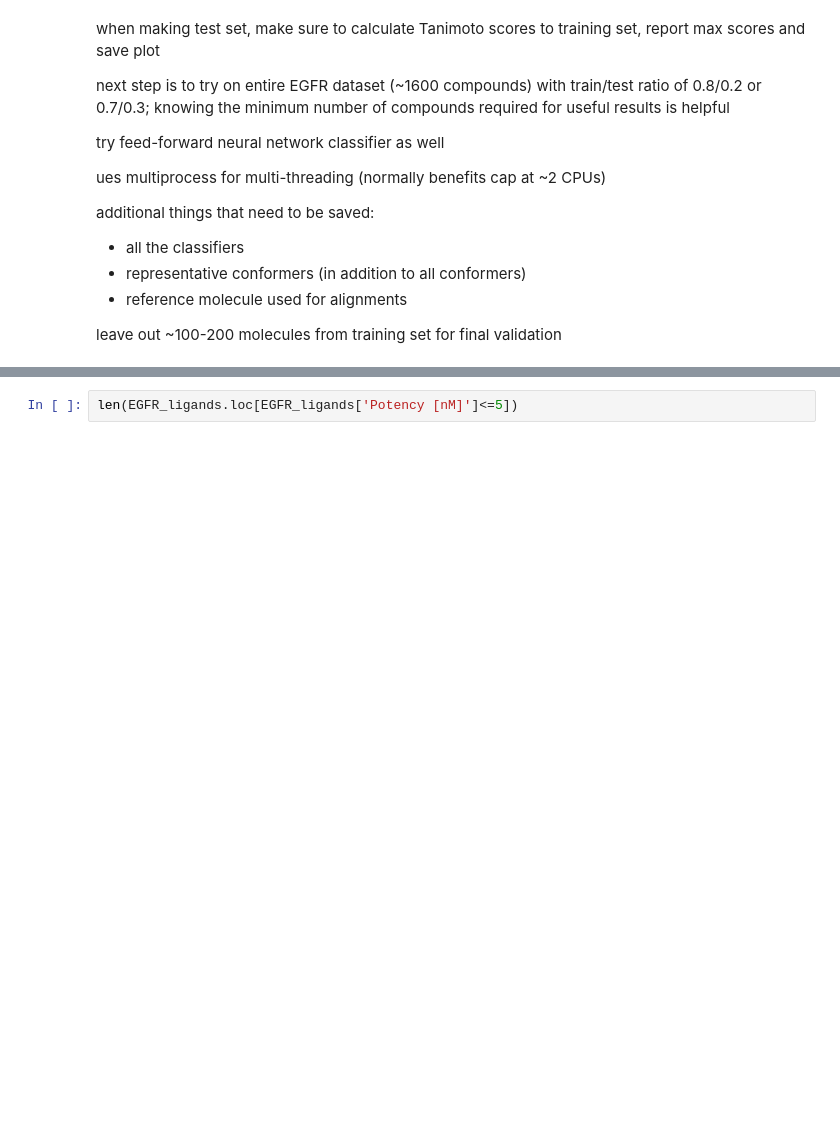
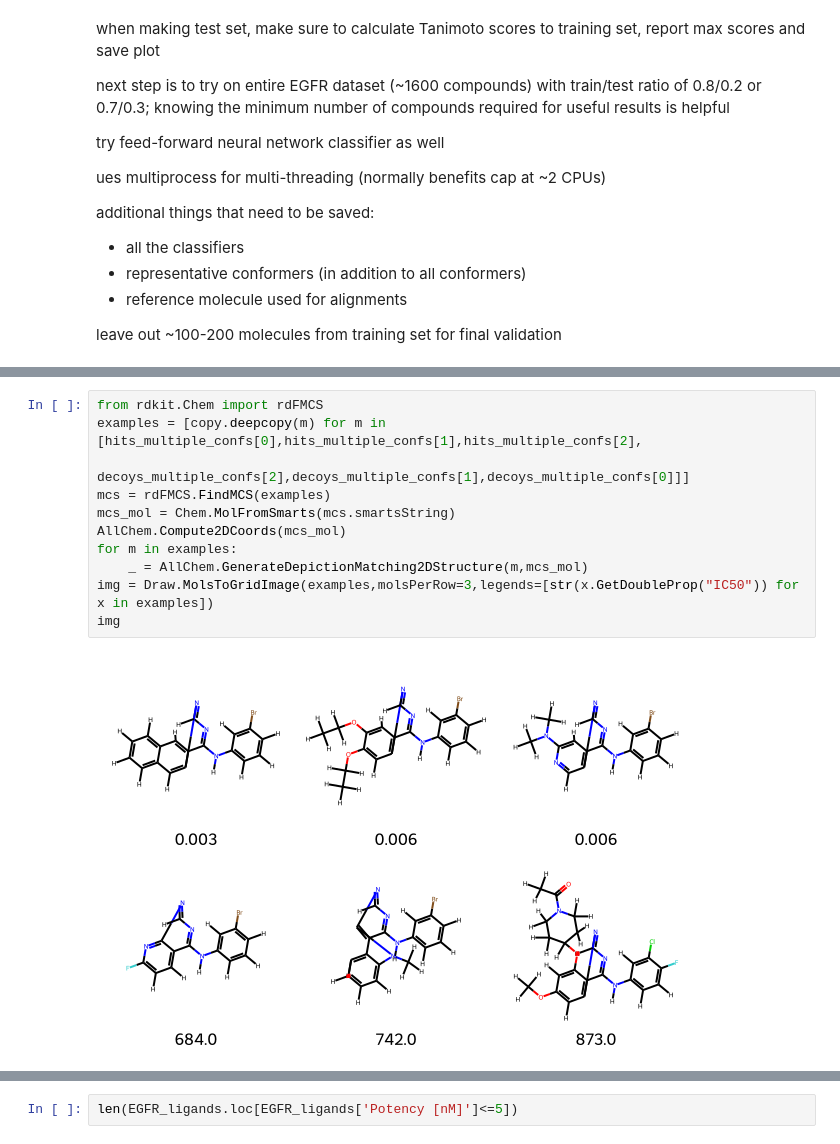
Before and after one commit to mghahremanpour/PharmMap, a Jupyter notebook: testing_notebooks/ph4_screening_test.ipynb, the cells around one changed output, grey strips where cells are left out. Cells and saved outputs as stored; diff of their text form; blank space fills up the shorter version.

```diff
--- a/testing_notebooks/ph4_screening_test.ipynb
+++ b/testing_notebooks/ph4_screening_test.ipynb
@@ -981,0 +1023,13 @@ class Trainer:
+# %%
+from rdkit.Chem import rdFMCS
+examples = [copy.deepcopy(m) for m in [hits_multiple_confs[0],hits_multiple_confs[1],hits_multiple_confs[2],
+                                       decoys_multiple_confs[2],decoys_multiple_confs[1],decoys_multiple_confs[0]]]
+mcs = rdFMCS.FindMCS(examples)
+mcs_mol = Chem.MolFromSmarts(mcs.smartsString)
+AllChem.Compute2DCoords(mcs_mol)
+for m in examples:
+    _ = AllChem.GenerateDepictionMatching2DStructure(m,mcs_mol)
+img = Draw.MolsToGridImage(examples,molsPerRow=3,legends=[str(x.GetDoubleProp("IC50")) for x in examples])
+img
+# %% [output]
+[figure, added]
```
Also changed, not shown: parts of 15 cells of this notebook, 3 other files.
